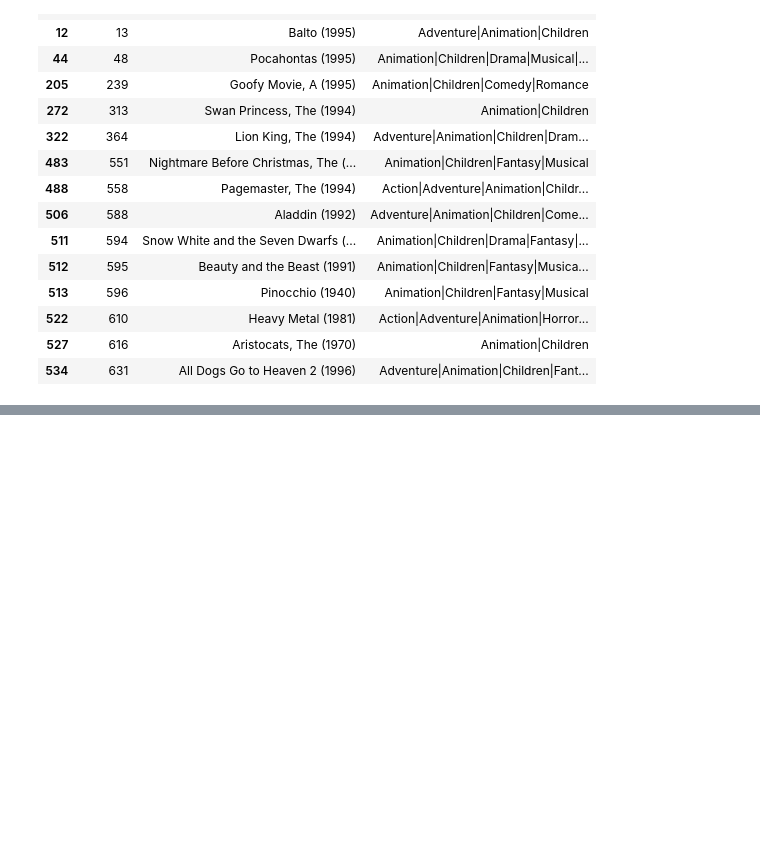
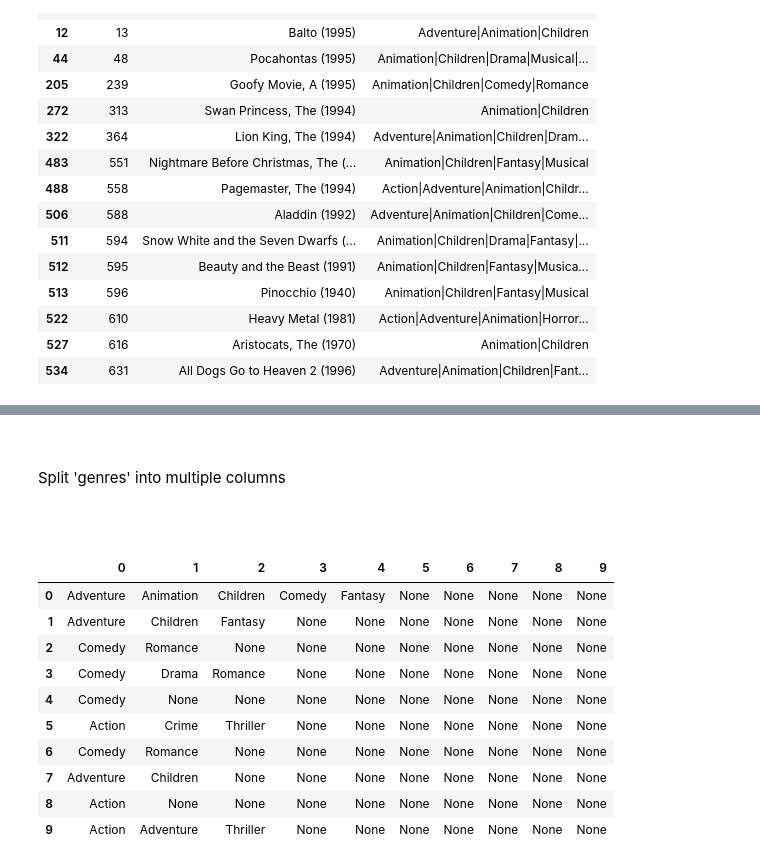
Before and after one commit to anmoledewan/PythonCodes, a Jupyter notebook: Python/Henry Harvin/Pandas Library.ipynb, the cells around one changed output, grey strips where cells are left out. Cells and saved outputs as stored; diff of their text form; code cells hidden in the pictures; blank space fills up the shorter version.

```diff
--- a/Python/Henry Harvin/Pandas Library.ipynb
+++ b/Python/Henry Harvin/Pandas Library.ipynb
@@ -685,0 +781,22 @@ movies[is_animation].head(15)
+# %% [markdown]
+<p style="font-family: Arial; font-size:1.35em;color:#2462C0; font-style:bold"><br>
+
+Split 'genres' into multiple columns
+
+<br> </p>
+# %%
+movie_genres = movies['genres'].str.split('|', expand=True)
+# %%
+movie_genres[:10]
+# %% [output]
+|  | 0 | 1 | 2 | 3 | 4 | 5 | 6 | 7 | 8 | 9 |
+| 0 | Adventure | Animation | Children | Comedy | Fantasy | None | None | None | None | None |
+| 1 | Adventure | Children | Fantasy | None | None | None | None | None | None | None |
+| 2 | Comedy | Romance | None | None | None | None | None | None | None | None |
+| 3 | Comedy | Drama | Romance | None | None | None | None | None | None | None |
+| 4 | Comedy | None | None | None | None | None | None | None | None | None |
+| 5 | Action | Crime | Thriller | None | None | None | None | None | None | None |
+| 6 | Comedy | Romance | None | None | None | None | None | None | None | None |
+| 7 | Adventure | Children | None | None | None | None | None | None | None | None |
+| 8 | Action | None | None | None | None | None | None | None | None | None |
+| 9 | Action | Adventure | Thriller | None | None | None | None | None | None | None |
```
Also changed, not shown: parts of 15 cells of this notebook.
